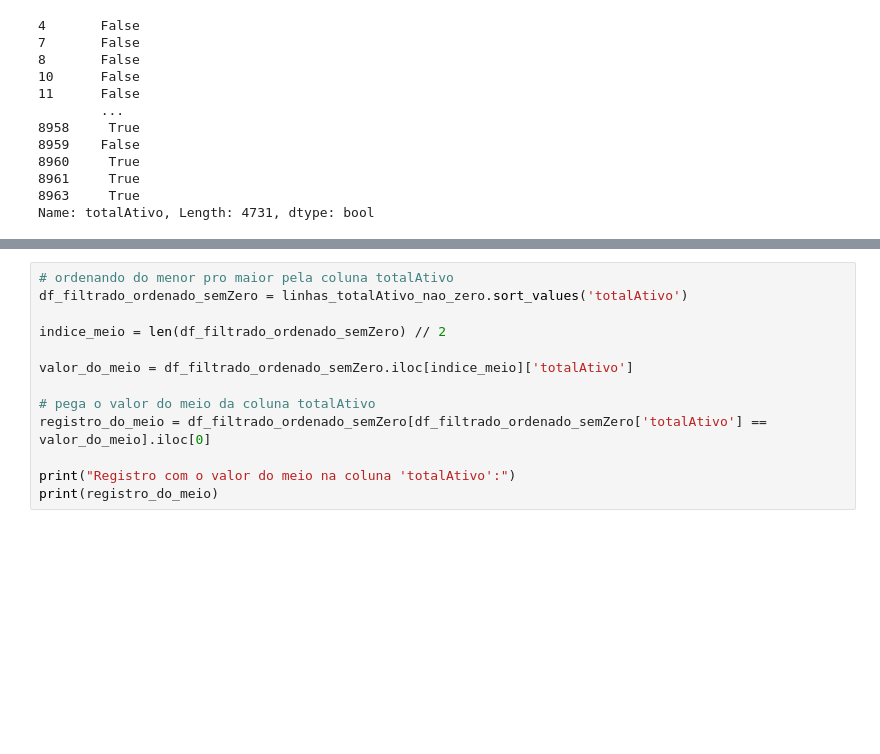
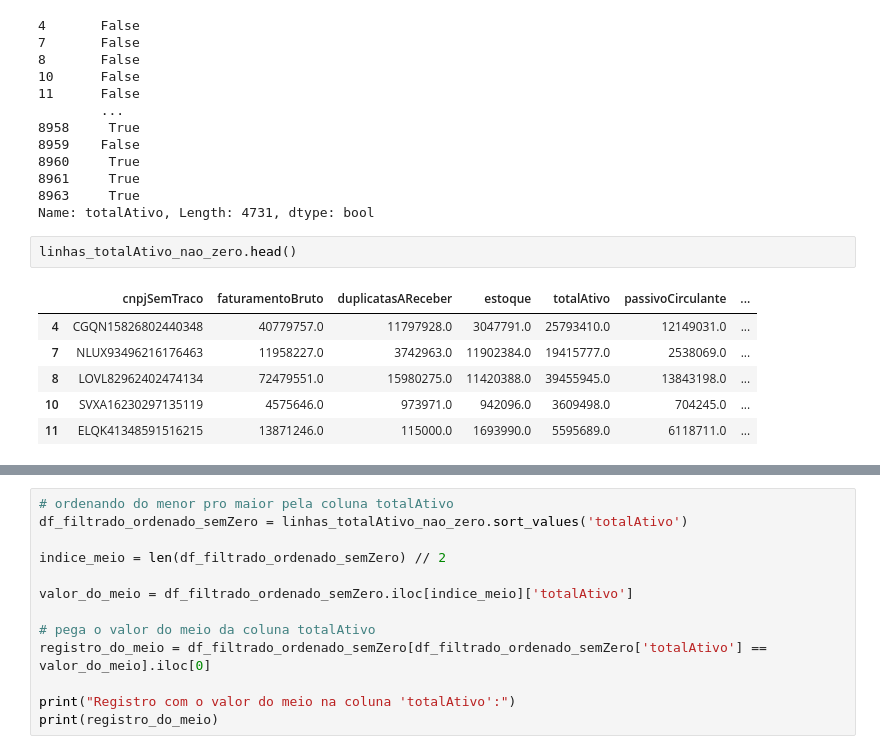
Before and after one commit to Attent1/CP2-IA, a Jupyter notebook: Cópia_de_CP2.ipynb, the cells around one changed output, grey strips where cells are left out. Cells and saved outputs as stored; diff of their text form; blank space fills up the shorter version.

```diff
--- a/Cópia_de_CP2.ipynb
+++ b/Cópia_de_CP2.ipynb
@@ -61,3 +61,12 @@ print(valores_duplicados)
 8961     True
 8963     True
 Name: totalAtivo, Length: 4731, dtype: bool
+# %%
+linhas_totalAtivo_nao_zero.head()
+# %% [output]
+|  | cnpjSemTraco | faturamentoBruto | duplicatasAReceber | estoque | totalAtivo | passivoCirculante | ... |
+| 4 | CGQN15826802440348 | 40779757.0 | 11797928.0 | 3047791.0 | 25793410.0 | 12149031.0 | ... |
+| 7 | NLUX93496216176463 | 11958227.0 | 3742963.0 | 11902384.0 | 19415777.0 | 2538069.0 | ... |
+| 8 | LOVL82962402474134 | 72479551.0 | 15980275.0 | 11420388.0 | 39455945.0 | 13843198.0 | ... |
+| 10 | SVXA16230297135119 | 4575646.0 | 973971.0 | 942096.0 | 3609498.0 | 704245.0 | ... |
+| 11 | ELQK41348591516215 | 13871246.0 | 115000.0 | 1693990.0 | 5595689.0 | 6118711.0 | ... |
```
Also changed, not shown: parts of 10 cells of this notebook.
